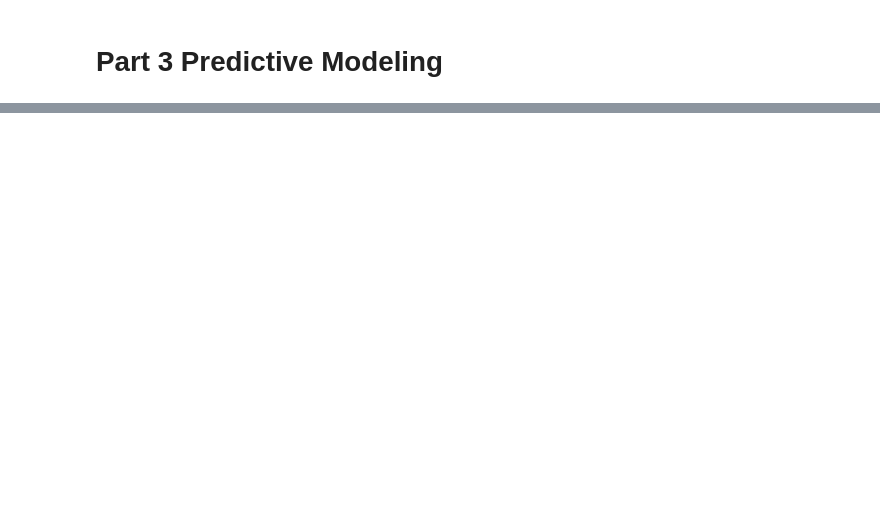
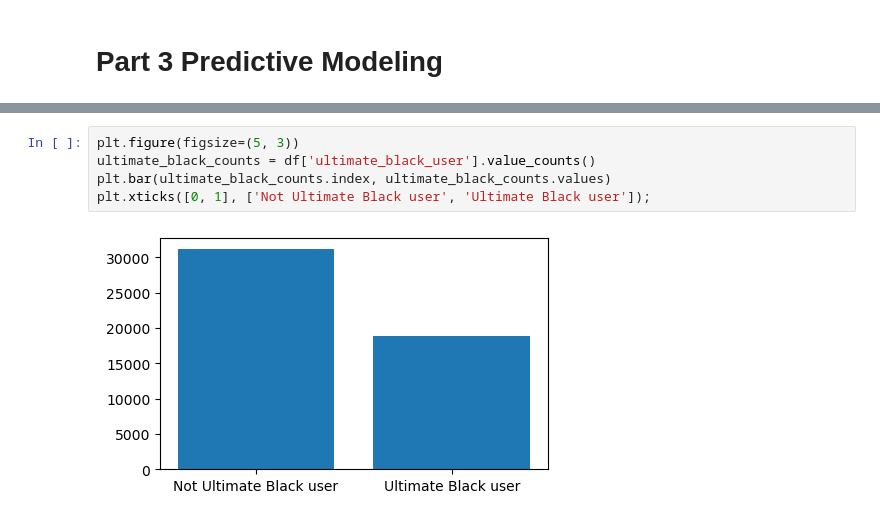
Before and after one commit to amoutafian/ultimate_inc, a Jupyter notebook: ultimate_inc.ipynb, the cells around one changed output, grey strips where cells are left out. Drawn from its saved outputs; the diff is of its cells as text; blank space fills up the shorter version.

```diff
--- a/ultimate_inc.ipynb
+++ b/ultimate_inc.ipynb
@@ -171,0 +250,7 @@ pd.read_json('ultimate_data_challenge.json')
+# %%
+plt.figure(figsize=(5, 3))
+ultimate_black_counts = df['ultimate_black_user'].value_counts()
+plt.bar(ultimate_black_counts.index, ultimate_black_counts.values)
+plt.xticks([0, 1], ['Not Ultimate Black user', 'Ultimate Black user']);
+# %% [output]
+[figure, added]
```
Also changed, not shown: parts of 13 cells of this notebook.
